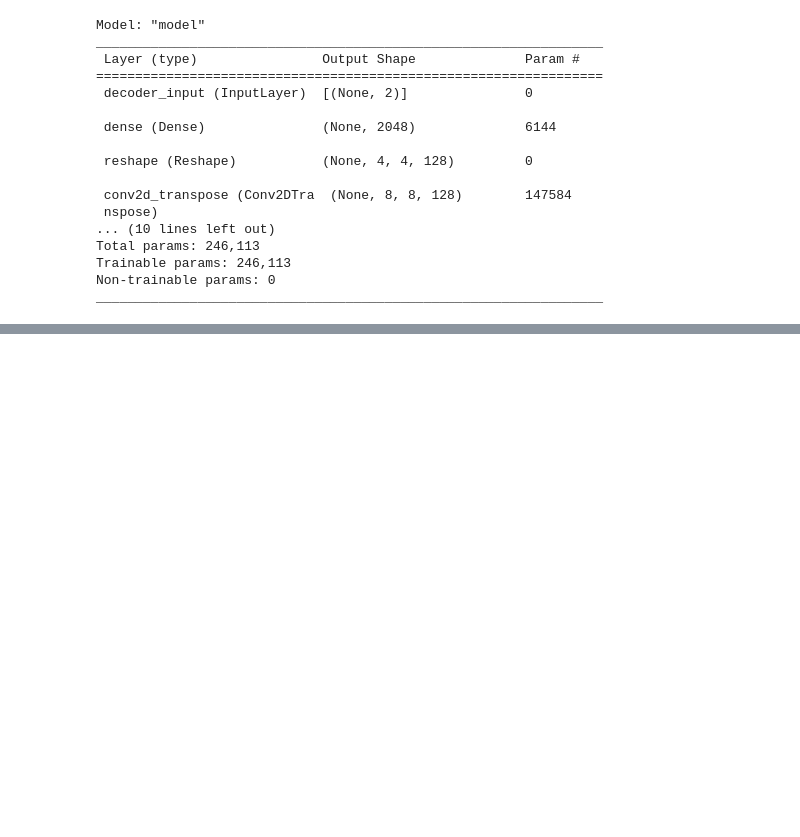
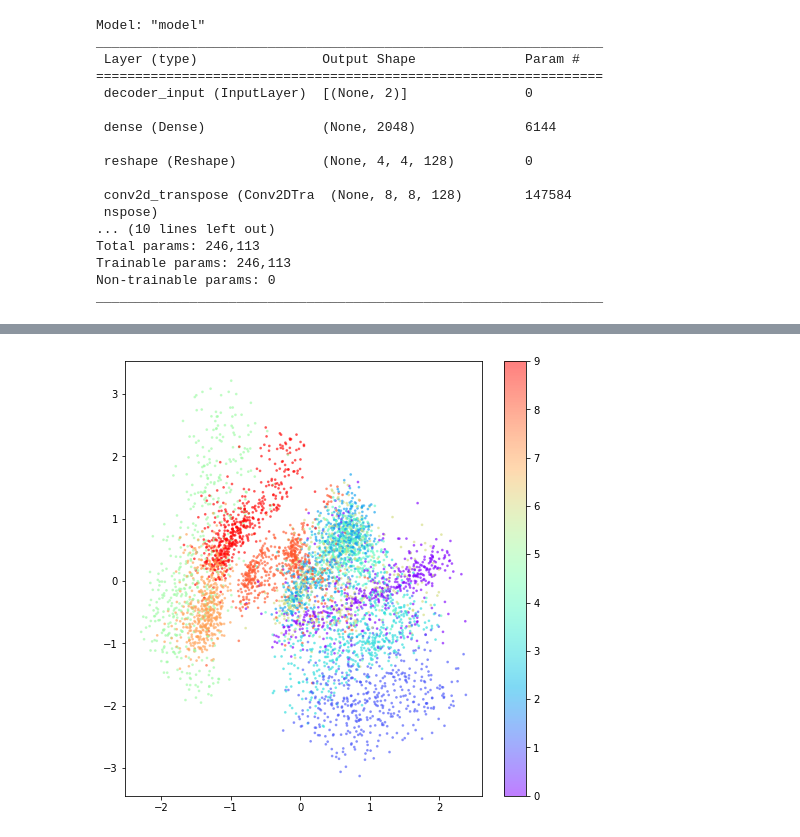
Before and after one commit to Kaustuv-Karki/GANs, a Jupyter notebook: AutoEncoders/variationalAutoEncoder.ipynb, the cells around one changed output, grey strips where cells are left out. Saved outputs shown, nothing was run; the diff lists cells and outputs as text; code cells hidden in the pictures; blank space fills up the shorter version.

```diff
--- a/AutoEncoders/variationalAutoEncoder.ipynb
+++ b/AutoEncoders/variationalAutoEncoder.ipynb
@@ -283,0 +285,9 @@ plt.show()
+# %%
+figsize = 8
+
+plt.figure(figsize=(figsize, figsize))
+plt.scatter(z[:, 0], z[:, 1], cmap="rainbow", c= example_labels, alpha=0.5, s=3)
+plt.colorbar()
+plt.show()
+# %% [output]
+[figure, added]
```
Also changed, not shown: parts of 10 cells of this notebook.
